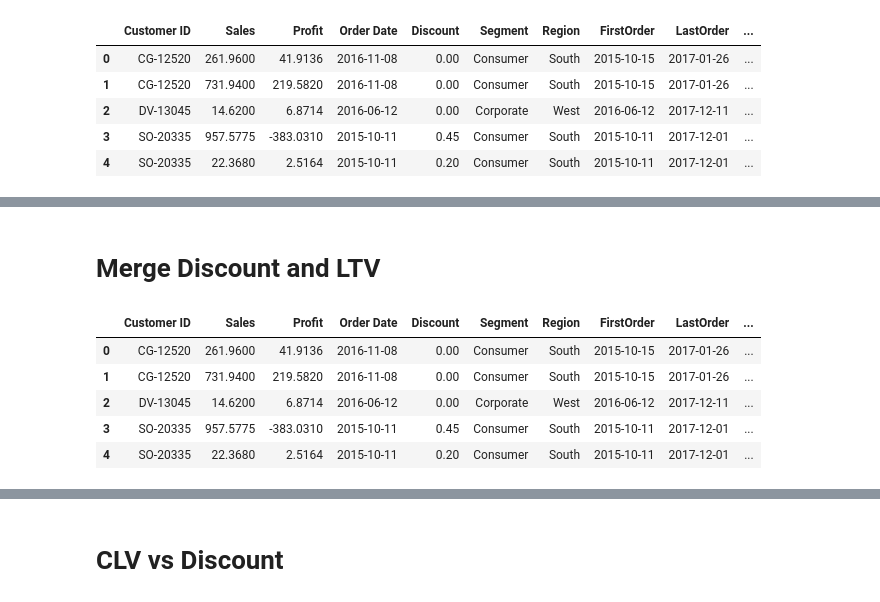
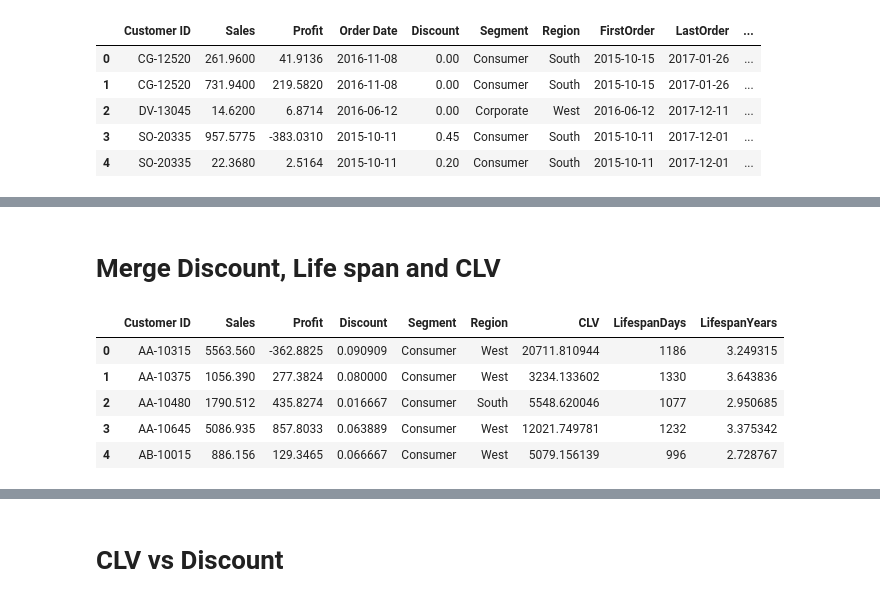
Before and after one commit to SuperDataScience-Community-Projects/SDS-CP008-superstore-customer-segmentation, a Jupyter notebook: notebooks/alex/SDS_CP008_superstore_customer_segmentation_Notebook_2_Clustering_Data.ipynb, the cells around one changed output, grey strips where cells are left out. Drawn from its saved outputs; the diff is of its cells as text; code cells hidden in the pictures.

```diff
--- a/notebooks/alex/SDS_CP008_superstore_customer_segmentation_Notebook_2_Clustering_Data.ipynb
+++ b/notebooks/alex/SDS_CP008_superstore_customer_segmentation_Notebook_2_Clustering_Data.ipynb
@@ -505,3 +509,6 @@ df_discount.head()
 | 2 | DV-13045 | 14.6200 | 6.8714 | 2016-06-12 | 0.00 | Corporate | West | 2016-06-12 | 2017-12-11 | ... |
 | 3 | SO-20335 | 957.5775 | -383.0310 | 2015-10-11 | 0.45 | Consumer | South | 2015-10-11 | 2017-12-01 | ... |
 | 4 | SO-20335 | 22.3680 | 2.5164 | 2015-10-11 | 0.20 | Consumer | South | 2015-10-11 | 2017-12-01 | ... |
+# %%
+df_discount_agg = df_discount.groupby('Customer ID').agg({'Sales': 'sum', 'Profit': 'sum', 'Discount':'mean', 'Segment':'max', 'Region':'max'})
+print(df_discount_agg)
@@ -508,13 +531,14 @@ df_discount.head()
 # %% [markdown]
-# **Merge Discount and LTV**
+# **Merge Discount, Life span and CLV**
 # %%
 # merging CLV into dataframe
-df_clv_discount = pd.merge(df_discount, clv_df, on='Customer ID', how='left')
-df_clv_discount.head()
+merged = pd.merge(df_discount_agg, clv_df, on='Customer ID', how='left')
+df_clv_dsc_lfspn = pd.merge(merged, customer_lifespan.drop(['FirstOrder','LastOrder'],axis=1,inplace=False), on='Customer ID', how='left')
+df_clv_dsc_lfspn.head()
 # %% [output]
-|  | Customer ID | Sales | Profit | Order Date | Discount | Segment | Region | FirstOrder | LastOrder | ... |
-| 0 | CG-12520 | 261.9600 | 41.9136 | 2016-11-08 | 0.00 | Consumer | South | 2015-10-15 | 2017-01-26 | ... |
-| 1 | CG-12520 | 731.9400 | 219.5820 | 2016-11-08 | 0.00 | Consumer | South | 2015-10-15 | 2017-01-26 | ... |
-| 2 | DV-13045 | 14.6200 | 6.8714 | 2016-06-12 | 0.00 | Corporate | West | 2016-06-12 | 2017-12-11 | ... |
-| 3 | SO-20335 | 957.5775 | -383.0310 | 2015-10-11 | 0.45 | Consumer | South | 2015-10-11 | 2017-12-01 | ... |
-| 4 | SO-20335 | 22.3680 | 2.5164 | 2015-10-11 | 0.20 | Consumer | South | 2015-10-11 | 2017-12-01 | ... |
+|  | Customer ID | Sales | Profit | Discount | Segment | Region | CLV | LifespanDays | LifespanYears |
+| 0 | AA-10315 | 5563.560 | -362.8825 | 0.090909 | Consumer | West | 20711.810944 | 1186 | 3.249315 |
+| 1 | AA-10375 | 1056.390 | 277.3824 | 0.080000 | Consumer | West | 3234.133602 | 1330 | 3.643836 |
+| 2 | AA-10480 | 1790.512 | 435.8274 | 0.016667 | Consumer | South | 5548.620046 | 1077 | 2.950685 |
+| 3 | AA-10645 | 5086.935 | 857.8033 | 0.063889 | Consumer | West | 12021.749781 | 1232 | 3.375342 |
+| 4 | AB-10015 | 886.156 | 129.3465 | 0.066667 | Consumer | West | 5079.156139 | 996 | 2.728767 |
```
Also changed, not shown: parts of 61 cells of this notebook.
